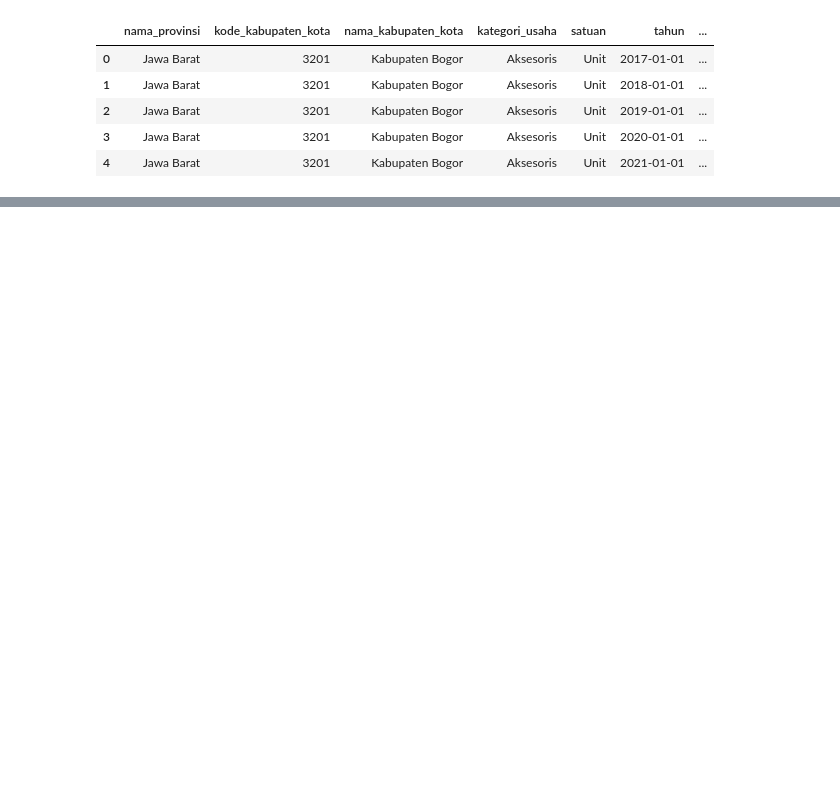
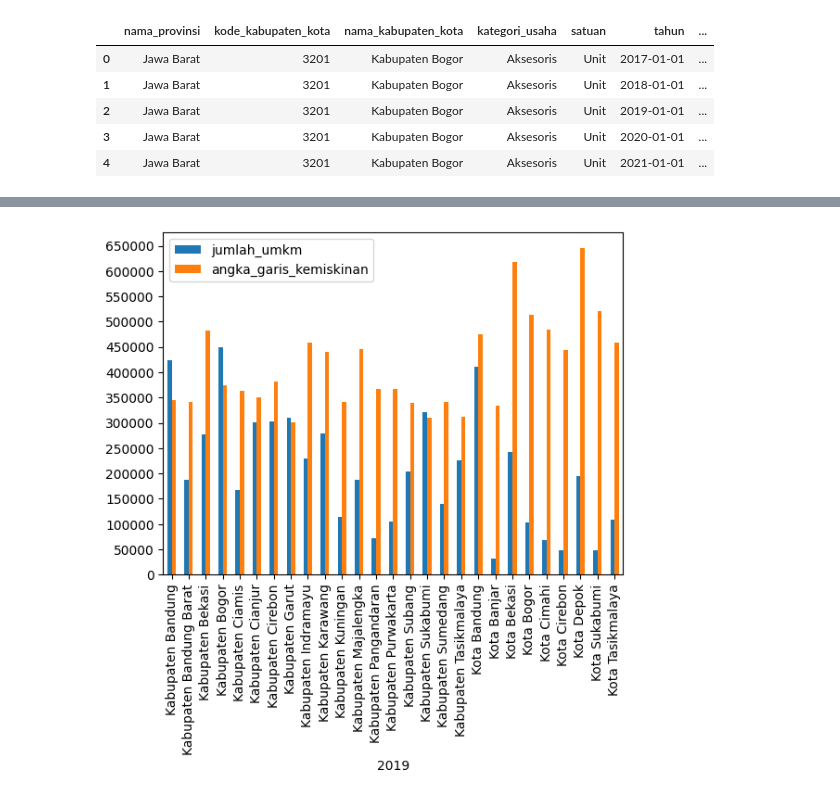
Before and after one commit to NabilHanifA/Data-Mining-Kel-1-2023, a Jupyter notebook: EDAv1.ipynb, the cells around one changed output, grey strips where cells are left out. Cells and saved outputs as stored; diff of their text form; code cells hidden in the pictures; blank space fills up the shorter version.

```diff
--- a/EDAv1.ipynb
+++ b/EDAv1.ipynb
@@ -181,0 +242,10 @@ df_umkm.head()
+# %%
+df_groups2019 = df2019.groupby(['nama_kabupaten_kota'])[['jumlah_umkm', 'angka_garis_kemiskinan']].sum()
+df_groups2019.plot(kind='bar')
+plt.xlabel('2019')
+# Adjust y-axis ticks
+max_y = np.ceil(df_groups2019[['jumlah_umkm', 'angka_garis_kemiskinan']].max().max() / 50000) * 50000
+plt.yticks(np.arange(0, max_y + 1, 50000))
+plt.show()
+# %% [output]
+[figure, added]
```
Also changed, not shown: parts of 22 cells of this notebook.
